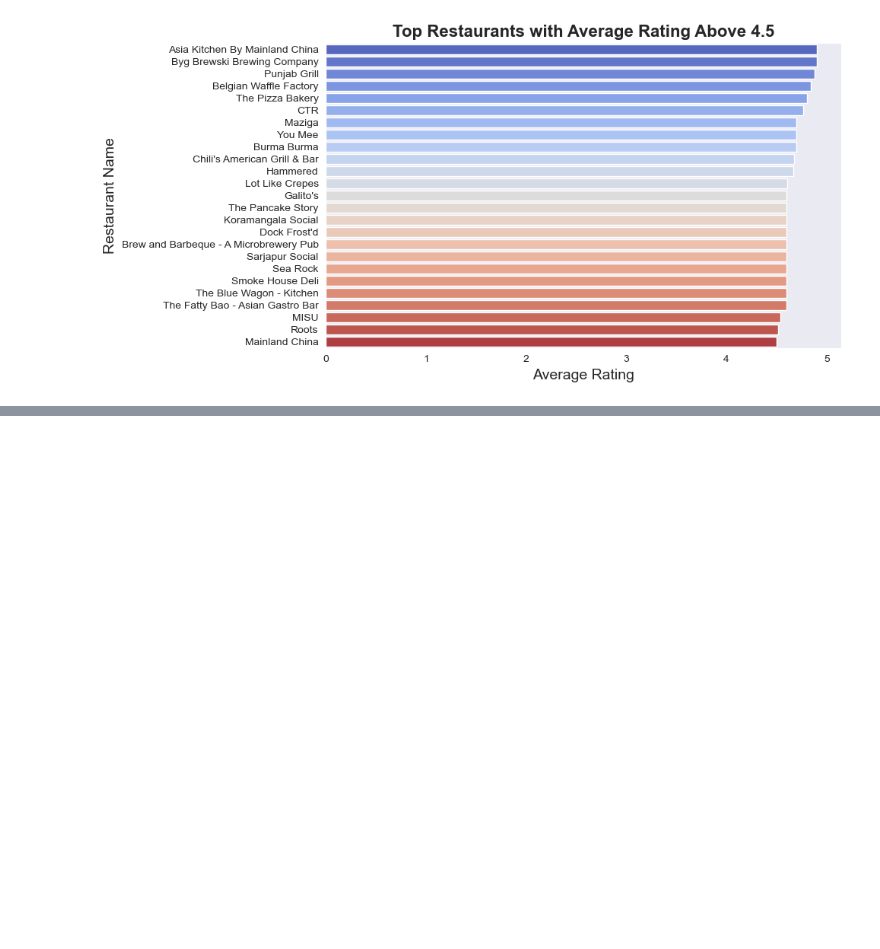
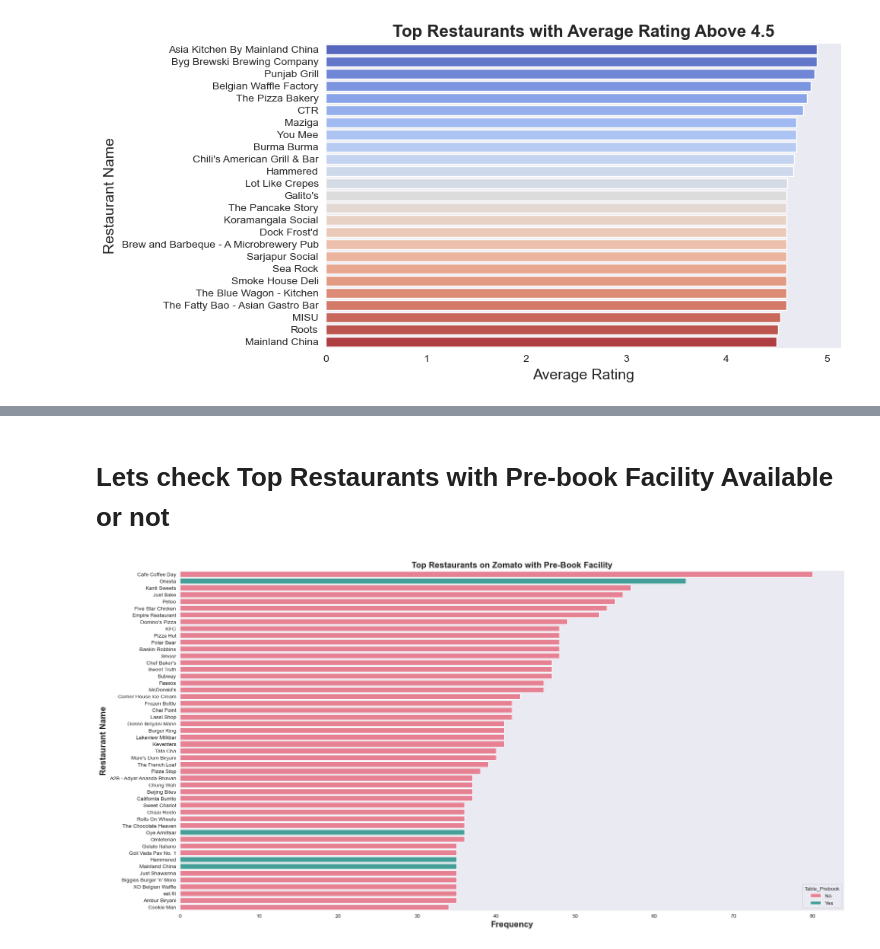
Before and after one commit to RJSINGH64/restaurant_rating-prediction, a Jupyter notebook: research.ipynb, the cells around one changed output, grey strips where cells are left out. Drawn from its saved outputs; the diff is of its cells as text; code cells hidden in the pictures; blank space fills up the shorter version.

```diff
--- a/research.ipynb
+++ b/research.ipynb
@@ -526,0 +534,16 @@ plt.show()
+# %% [markdown]
+# **Lets check Top Restaurants with Pre-book Facility Available or not**
+# %%
+top_pre_book_restro_= df_copy[["name" ,"book_table"]].value_counts().sort_values(ascending=False).reset_index().head(50)
+top_pre_book_restro_.columns=["Restaurant Name" , "Table_Prebook" , "Frequency"]
+top_pre_book_restro_
+plt.figure(figsize=(20,10))
+sns.set_style("dark")
+sns.barplot(data=top_pre_book_restro_ , x="Frequency" , y="Restaurant Name" , hue='Table_Prebook' , palette="husl")
+plt.xlabel("Frequency" , fontsize=16 , fontweight="bold")
+plt.ylabel("Restaurant Name" , fontsize=16 , fontweight="bold")
+plt.title("Top Restaurants on Zomato with Pre-Book Facility" , fontsize=16 , fontweight="bold")
+plt.tight_layout()
+plt.show()
+# %% [output]
+[figure, added]
```
Also changed, not shown: parts of 18 cells of this notebook.
